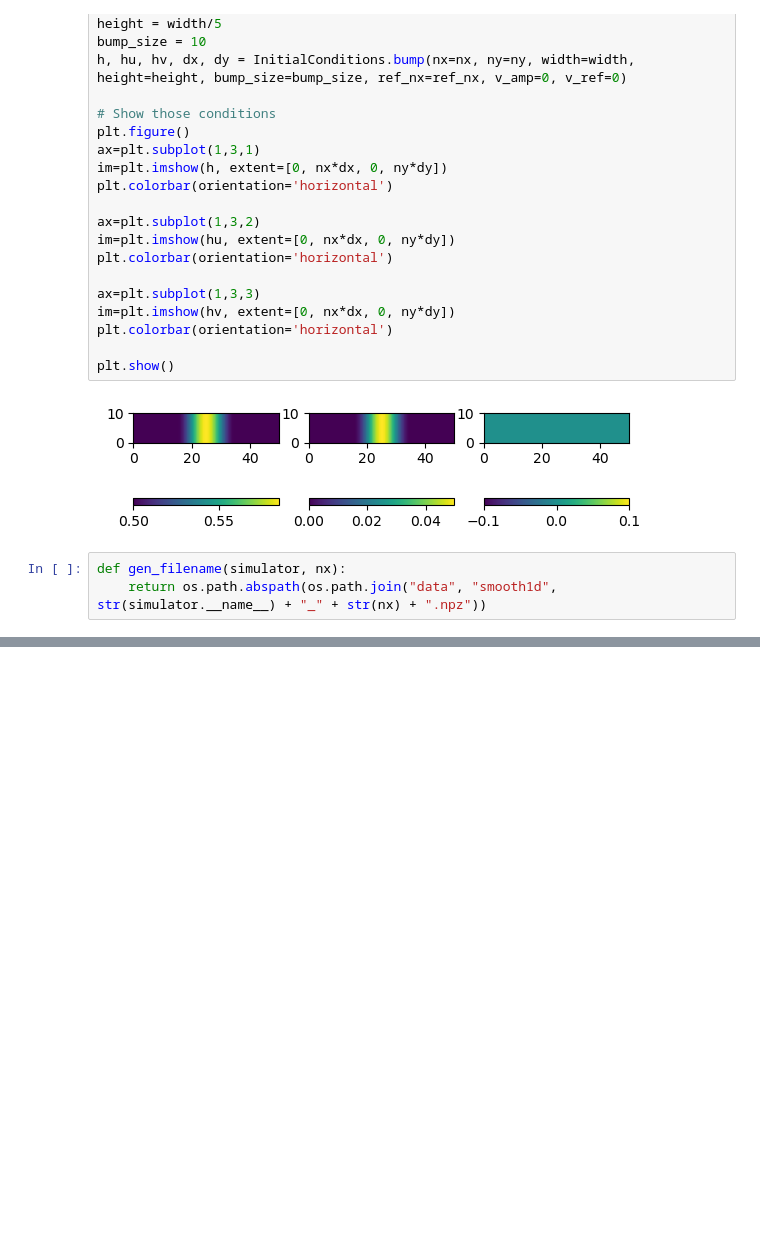
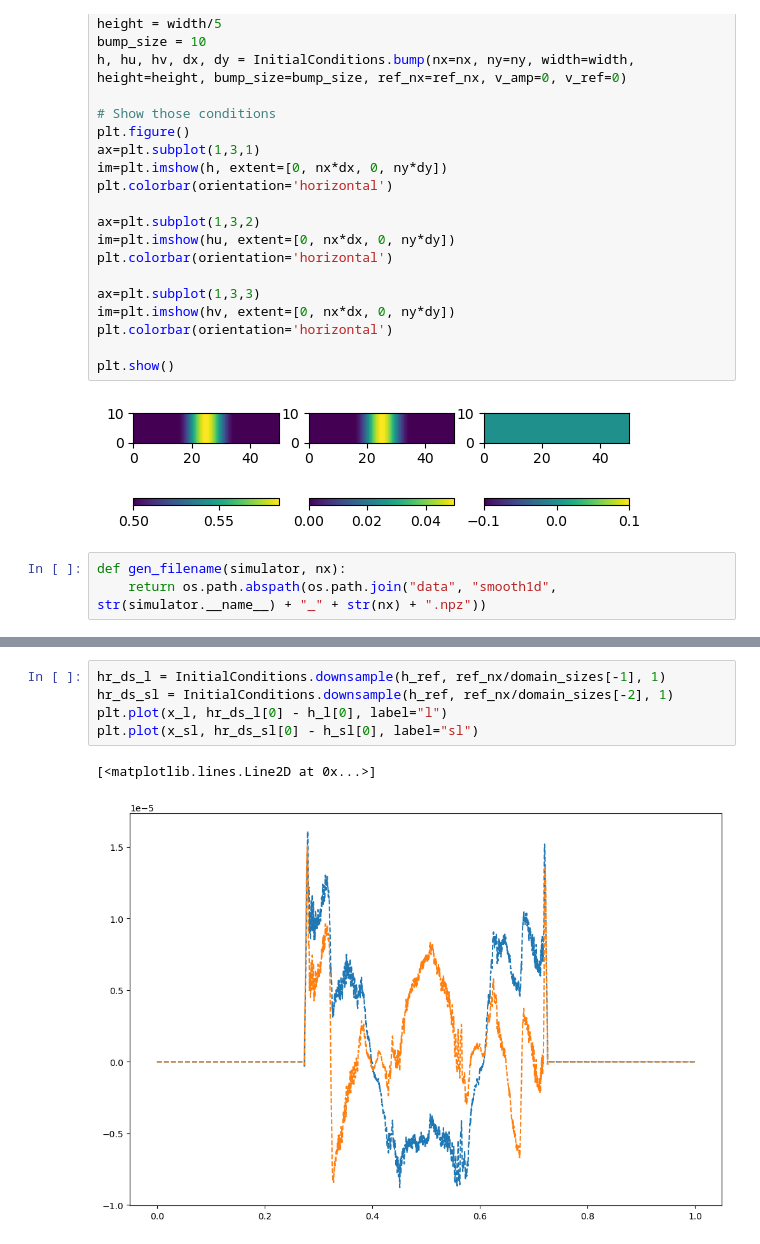
Before and after one commit to aadi-bh/FiniteVolumeGPU, a Jupyter notebook: TimeToSolutionSmooth1D.ipynb, the cells around one changed output, grey strips where cells are left out. Drawn from its saved outputs; the diff is of its cells as text; blank space fills up the shorter version.

```diff
--- a/TimeToSolutionSmooth1D.ipynb
+++ b/TimeToSolutionSmooth1D.ipynb
@@ -372,0 +468,8 @@ miscPlotting.save_figure(fig, "time_to_solution")
+# %%
+hr_ds_l = InitialConditions.downsample(h_ref, ref_nx/domain_sizes[-1], 1)
+hr_ds_sl = InitialConditions.downsample(h_ref, ref_nx/domain_sizes[-2], 1)
+plt.plot(x_l, hr_ds_l[0] - h_l[0], label="l")
+plt.plot(x_sl, hr_ds_sl[0] - h_sl[0], label="sl")
+# %% [output]
+[<matplotlib.lines.Line2D at 0x...>]
+[figure, added]
```
Also changed, not shown: parts of 38 cells of this notebook.
